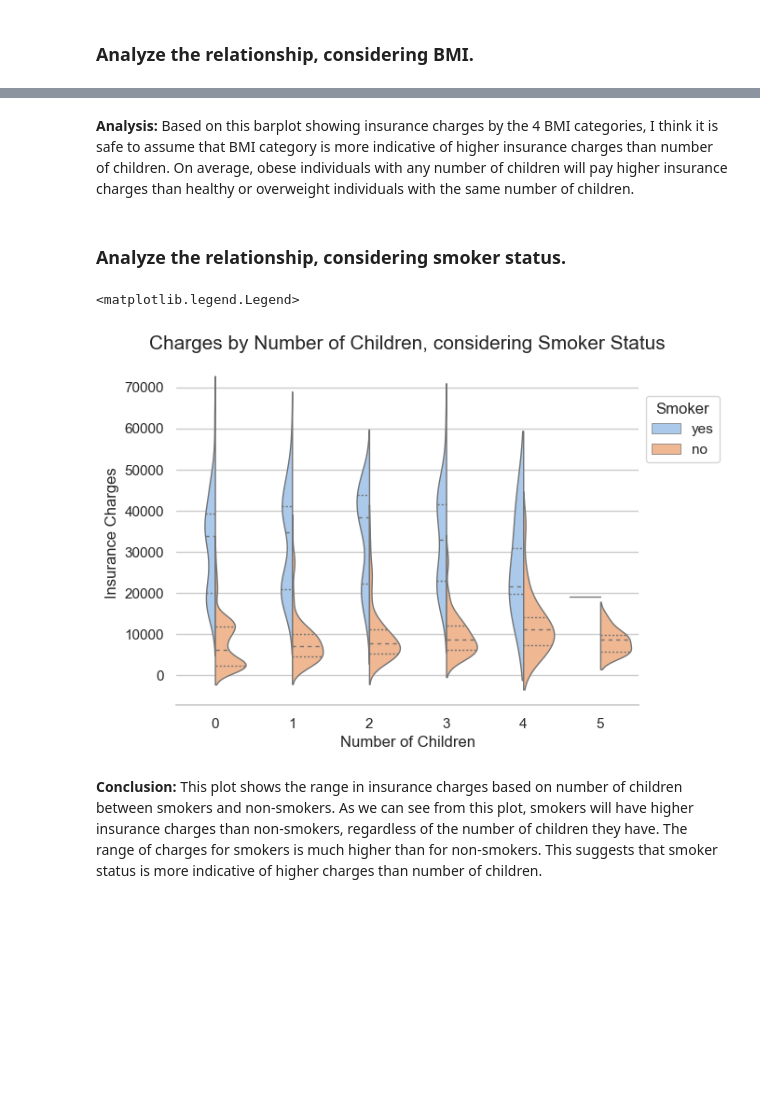
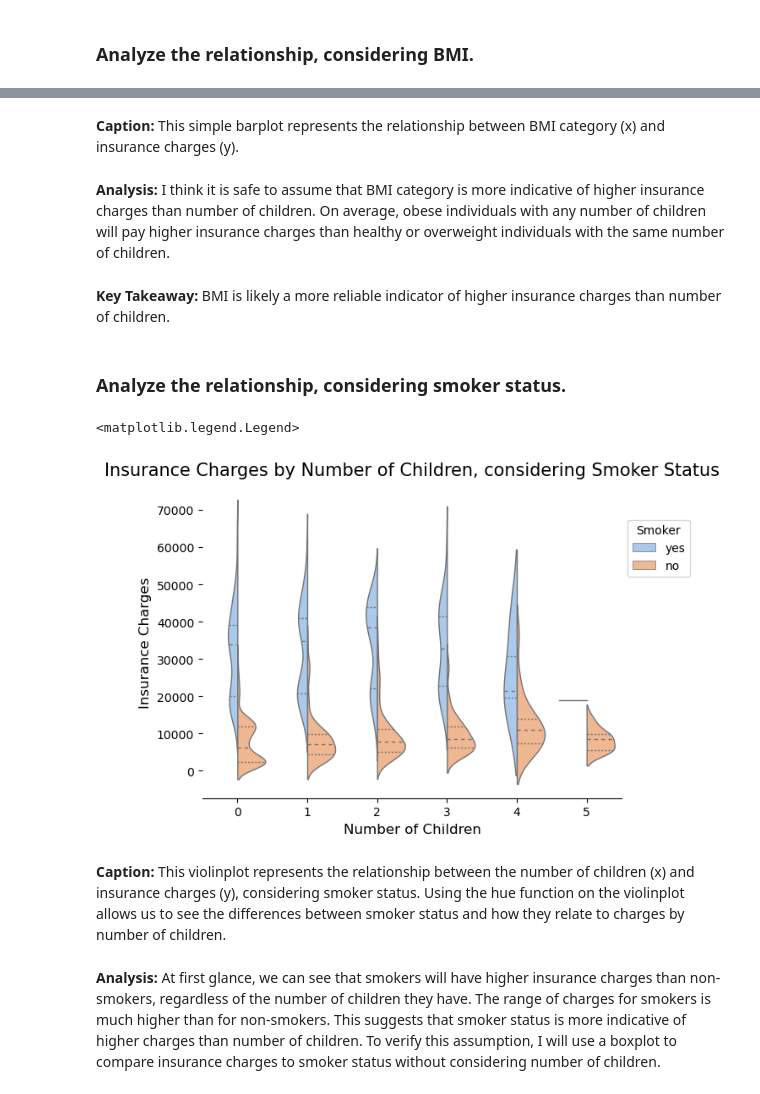
Before and after one commit to ubco-W2022T2-data301/project-group-group25, a Jupyter notebook: analysis/analysis3.ipynb, the cells around one changed output, grey strips where cells are left out. Cells and saved outputs as stored; diff of their text form; code cells hidden in the pictures; blank space fills up the shorter version.

Commit message:
Working on analysis3 notebook

```diff
--- a/analysis/analysis3.ipynb
+++ b/analysis/analysis3.ipynb
@@ -419,24 +433,30 @@ Text(0, 0.5, 'Insurance Charges')
+# %% [markdown]
+**Caption:** This simple barplot represents the relationship between BMI category (x) and insurance charges (y).
 # %% [markdown]
-**Analysis:** Based on this barplot showing insurance charges by the 4 BMI categories, I think it is safe to assume that BMI category is more indicative of higher insurance charges than number of children. On average, obese individuals with any number of children will pay higher insurance charges than healthy or overweight individuals with the same number of children.
+**Analysis:** I think it is safe to assume that BMI category is more indicative of higher insurance charges than number of children. On average, obese individuals with any number of children will pay higher insurance charges than healthy or overweight individuals with the same number of children.
+# %% [markdown]
+**Key Takeaway:** BMI is likely a more reliable indicator of higher insurance charges than number of children.
 # %% [markdown]
 ### Analyze the relationship, considering smoker status.
 # %%
 smoker_plot=sns.violinplot(
     data=df,
     x='children',
     y='charges',
     hue='smoker',
     linewidth=1,
     split=True,
     inner='quart',
 )
 sns.despine(left=True)
-plt.title('Charges by Number of Children, considering Smoker Status',fontsize=15,y=1.01)
+plt.title('Insurance Charges by Number of Children, considering Smoker Status',fontsize=15,y=1.01)
 plt.xlabel('Number of Children',fontsize=12)
 plt.ylabel('Insurance Charges',fontsize=12)
 smoker_plot.legend(loc='center left', bbox_to_anchor=(1,0.8),title='Smoker')
 # %% [output]
 <matplotlib.legend.Legend>
-[figure, old version]
+[figure, new version]
+# %% [markdown]
+**Caption:** This violinplot represents the relationship between the number of children (x) and insurance charges (y), considering smoker status. Using the hue function on the violinplot allows us to see the differences between smoker status and how they relate to charges by number of children.
 # %% [markdown]
-**Conclusion:** This plot shows the range in insurance charges based on number of children between smokers and non-smokers. As we can see from this plot, smokers will have higher insurance charges than non-smokers, regardless of the number of children they have. The range of charges for smokers is much higher than for non-smokers. This suggests that smoker status is more indicative of higher charges than number of children.
+**Analysis:** At first glance, we can see that smokers will have higher insurance charges than non-smokers, regardless of the number of children they have. The range of charges for smokers is much higher than for non-smokers. This suggests that smoker status is more indicative of higher charges than number of children. To verify this assumption, I will use a boxplot to compare insurance charges to smoker status without considering number of children.
```
Also changed, not shown: parts of 33 cells of this notebook.
